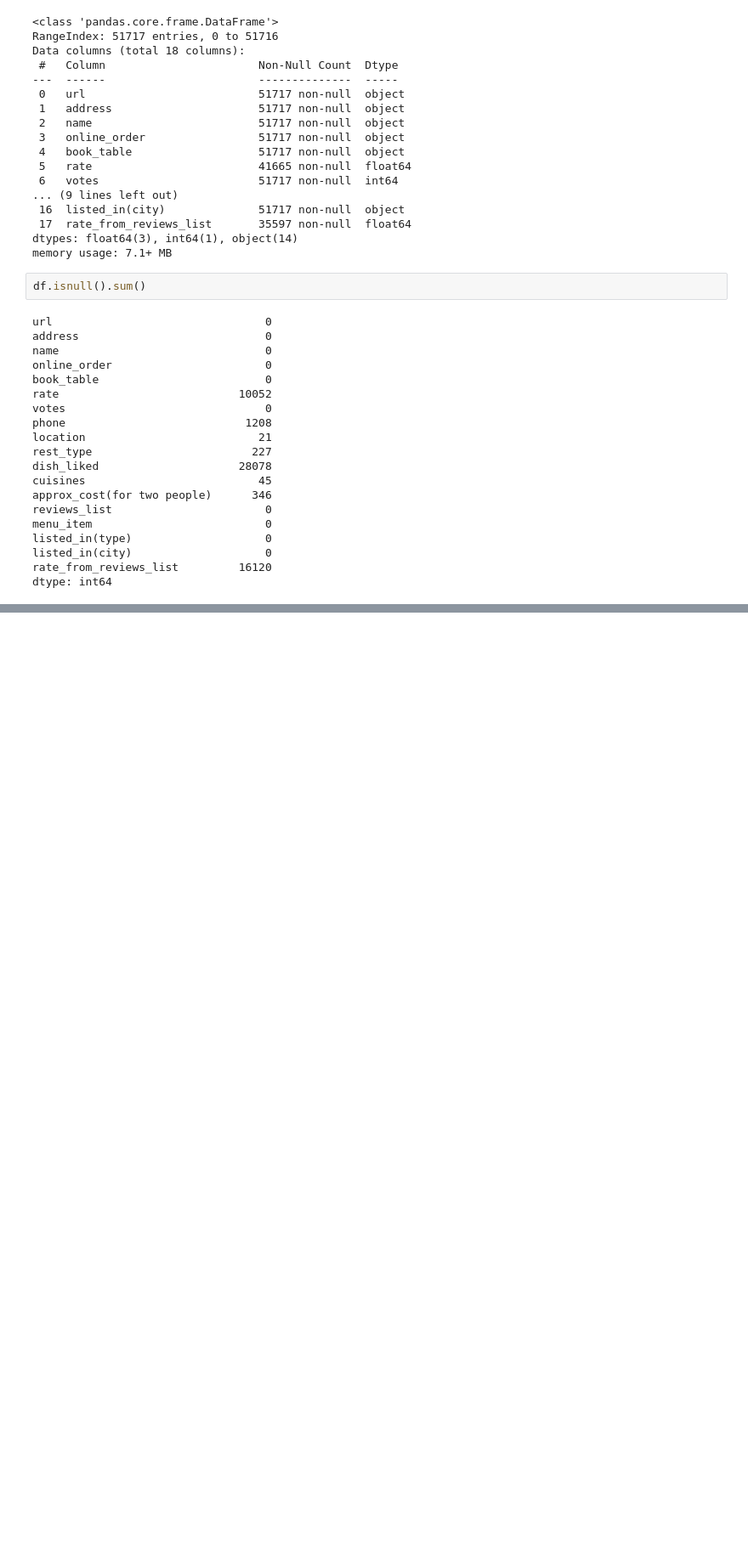
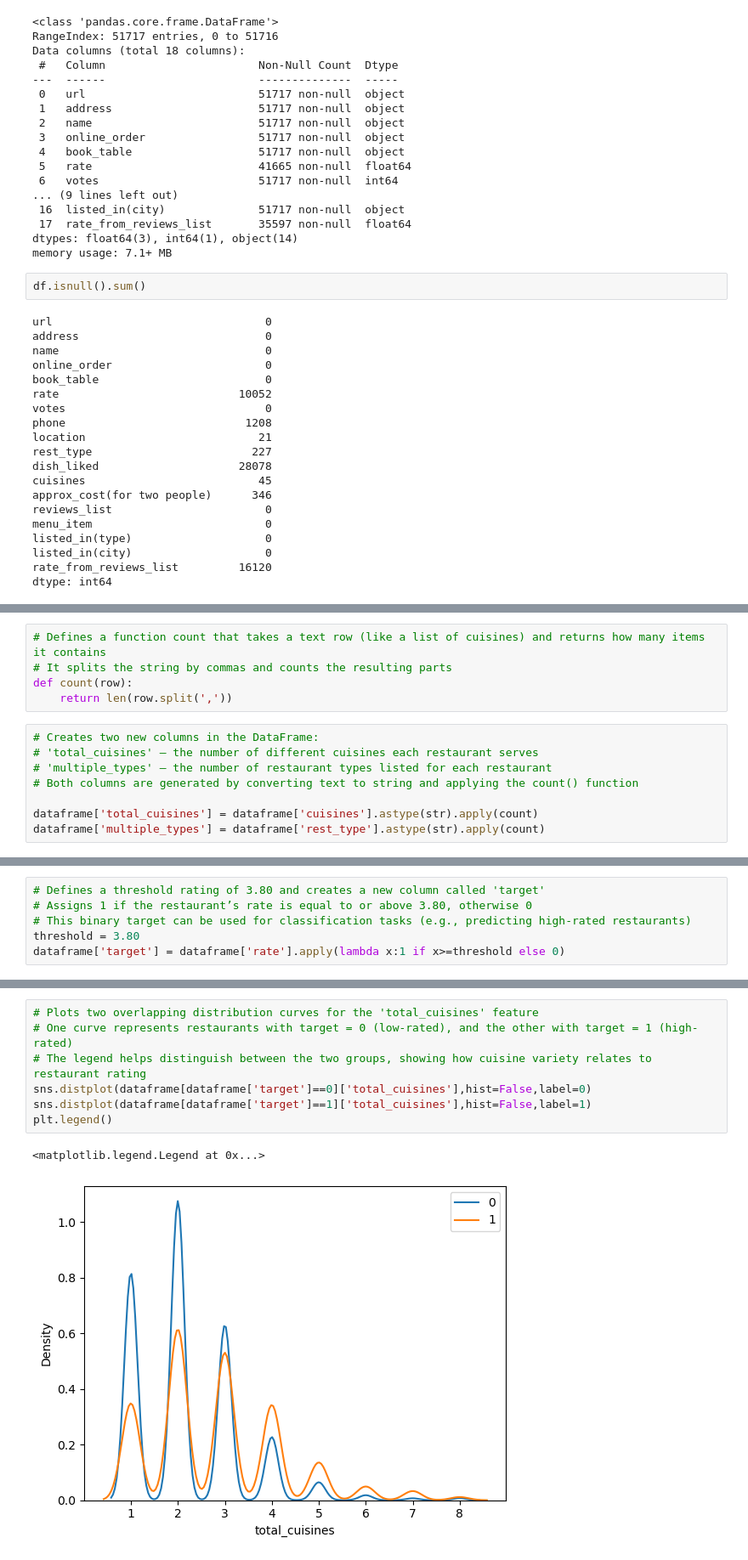
Before and after one commit to gur99/zomato_project, a Jupyter notebook: zomato.ipynb, the cells around one changed output, grey strips where cells are left out. Shown at 85% size. Cells and saved outputs as stored; diff of their text form; blank space fills up the shorter version.

```diff
--- a/zomato.ipynb
+++ b/zomato.ipynb
@@ -614,0 +718,13 @@ dataframe.head()
+# %%
+# Defines a function count that takes a text row (like a list of cuisines) and returns how many items it contains
+# It splits the string by commas and counts the resulting parts
+def count(row):
+    return len(row.split(','))
+# %%
+# Creates two new columns in the DataFrame:
+# 'total_cuisines' — the number of different cuisines each restaurant serves
+# 'multiple_types' — the number of restaurant types listed for each restaurant
+# Both columns are generated by converting text to string and applying the count() function
+
+dataframe['total_cuisines'] = dataframe['cuisines'].astype(str).apply(count)
+dataframe['multiple_types'] = dataframe['rest_type'].astype(str).apply(count)
@@ -614,0 +737,6 @@ dataframe.head()
+# %%
+# Defines a threshold rating of 3.80 and creates a new column called 'target'
+# Assigns 1 if the restaurant’s rate is equal to or above 3.80, otherwise 0
+# This binary target can be used for classification tasks (e.g., predicting high-rated restaurants)
+threshold = 3.80
+dataframe['target'] = dataframe['rate'].apply(lambda x:1 if x>=threshold else 0)
@@ -614,0 +768,10 @@ dataframe.head()
+# %%
+# Plots two overlapping distribution curves for the 'total_cuisines' feature
+# One curve represents restaurants with target = 0 (low-rated), and the other with target = 1 (high-rated)
+# The legend helps distinguish between the two groups, showing how cuisine variety relates to restaurant rating
+sns.distplot(dataframe[dataframe['target']==0]['total_cuisines'],hist=False,label=0)
+sns.distplot(dataframe[dataframe['target']==1]['total_cuisines'],hist=False,label=1)
+plt.legend()
+# %% [output]
+<matplotlib.legend.Legend at 0x...>
+[figure, added]
```
Also changed, not shown: parts of 154 cells of this notebook.
